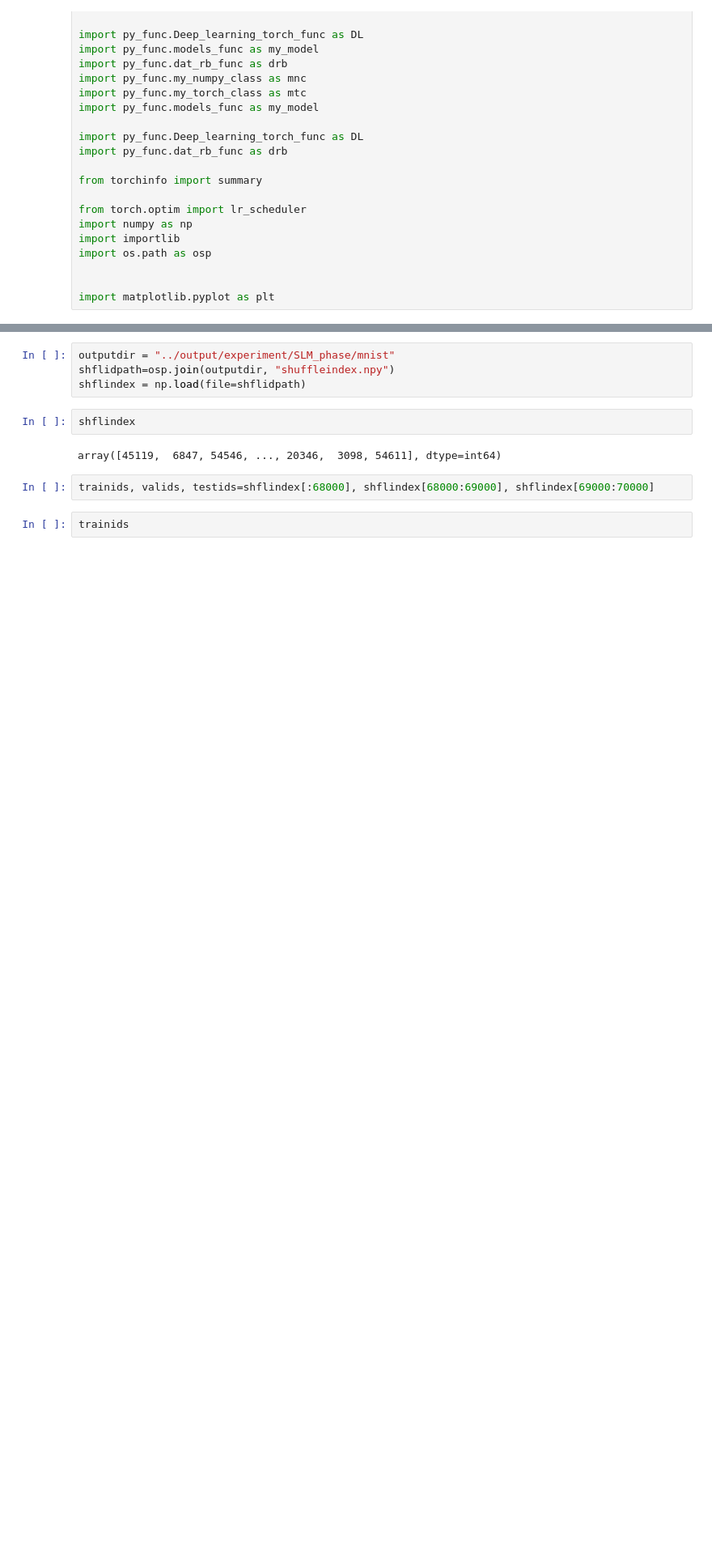
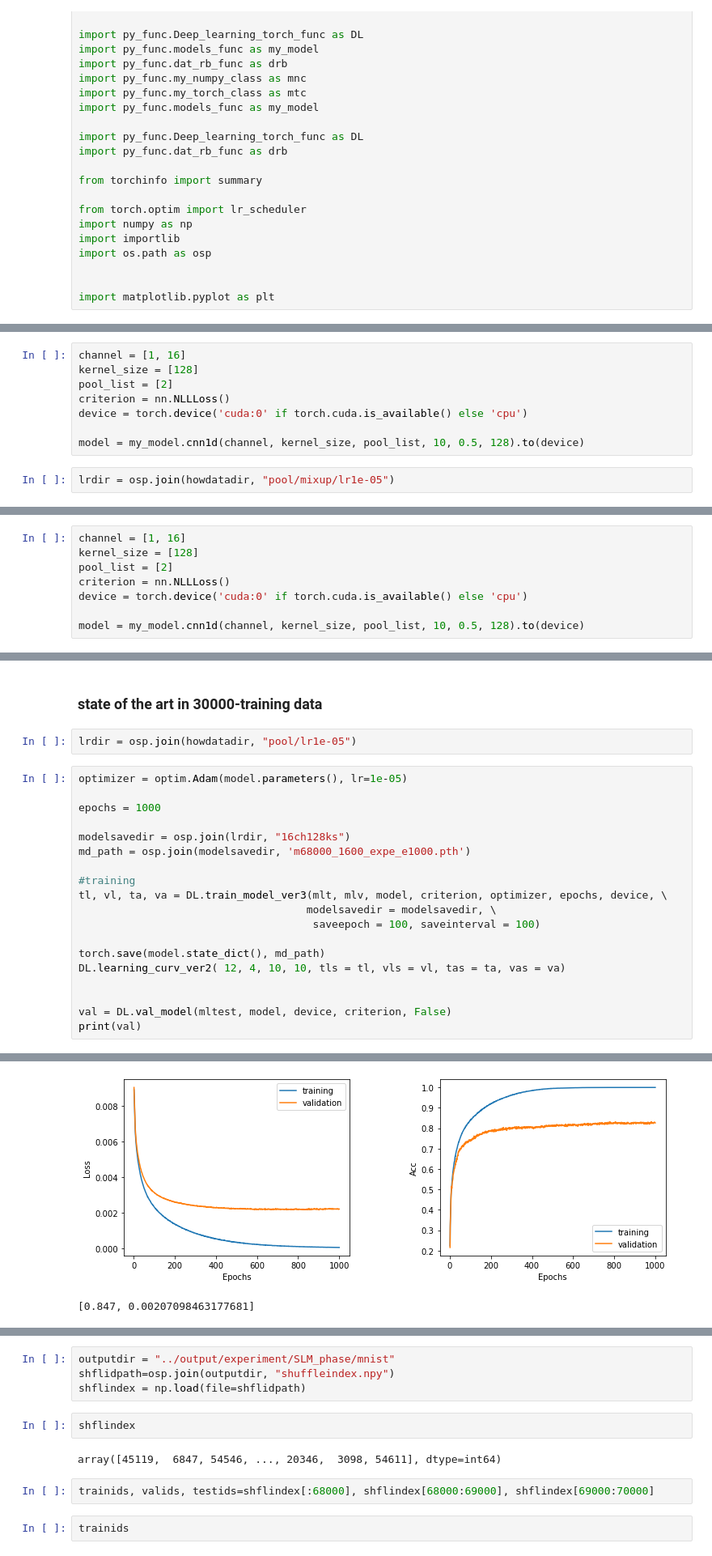
Before and after one commit to k-kw/ipynb, a Jupyter notebook: classification_lessdata.ipynb, the cells around one changed output, grey strips where cells are left out. Shown at 81% size. Drawn from its saved outputs; the diff is of its cells as text; blank space fills up the shorter version.

Commit message:
less traindata state of the art

```diff
--- a/classification_lessdata.ipynb
+++ b/classification_lessdata.ipynb
@@ -34,0 +154,10 @@ import matplotlib.pyplot as plt
+# %%
+channel = [1, 16]
+kernel_size = [128]
+pool_list = [2]
+criterion = nn.NLLLoss()
+device = torch.device('cuda:0' if torch.cuda.is_available() else 'cpu')
+
+model = my_model.cnn1d(channel, kernel_size, pool_list, 10, 0.5, 128).to(device)
+# %%
+lrdir = osp.join(howdatadir, "pool/mixup/lr1e-05")
@@ -34,0 +187,8 @@ import matplotlib.pyplot as plt
+# %%
+channel = [1, 16]
+kernel_size = [128]
+pool_list = [2]
+criterion = nn.NLLLoss()
+device = torch.device('cuda:0' if torch.cuda.is_available() else 'cpu')
+
+model = my_model.cnn1d(channel, kernel_size, pool_list, 10, 0.5, 128).to(device)
@@ -34,0 +197,24 @@ import matplotlib.pyplot as plt
+# %% [markdown]
+### state of the art  in 30000-training data
+# %%
+lrdir = osp.join(howdatadir, "pool/lr1e-05")
+# %%
+optimizer = optim.Adam(model.parameters(), lr=1e-05)
+
+epochs = 1000
+
+modelsavedir = osp.join(lrdir, "16ch128ks")
+md_path = osp.join(modelsavedir, 'm68000_1600_expe_e1000.pth')
+
+#training
+tl, vl, ta, va = DL.train_model_ver3(mlt, mlv, model, criterion, optimizer, epochs, device, \
+                                    modelsavedir = modelsavedir, \
+                                     saveepoch = 100, saveinterval = 100)
+
+torch.save(model.state_dict(), md_path)
+DL.learning_curv_ver2( 12, 4, 10, 10, tls = tl, vls = vl, tas = ta, vas = va)
+
+
+val = DL.val_model(mltest, model, device, criterion, False)
+print(val)
+# %% [output]
@@ -34,0 +238,2 @@ import matplotlib.pyplot as plt
+[figure, added]
+[0.847, 0.00207098463177681]
```
Also changed, not shown: parts of 53 cells of this notebook.
